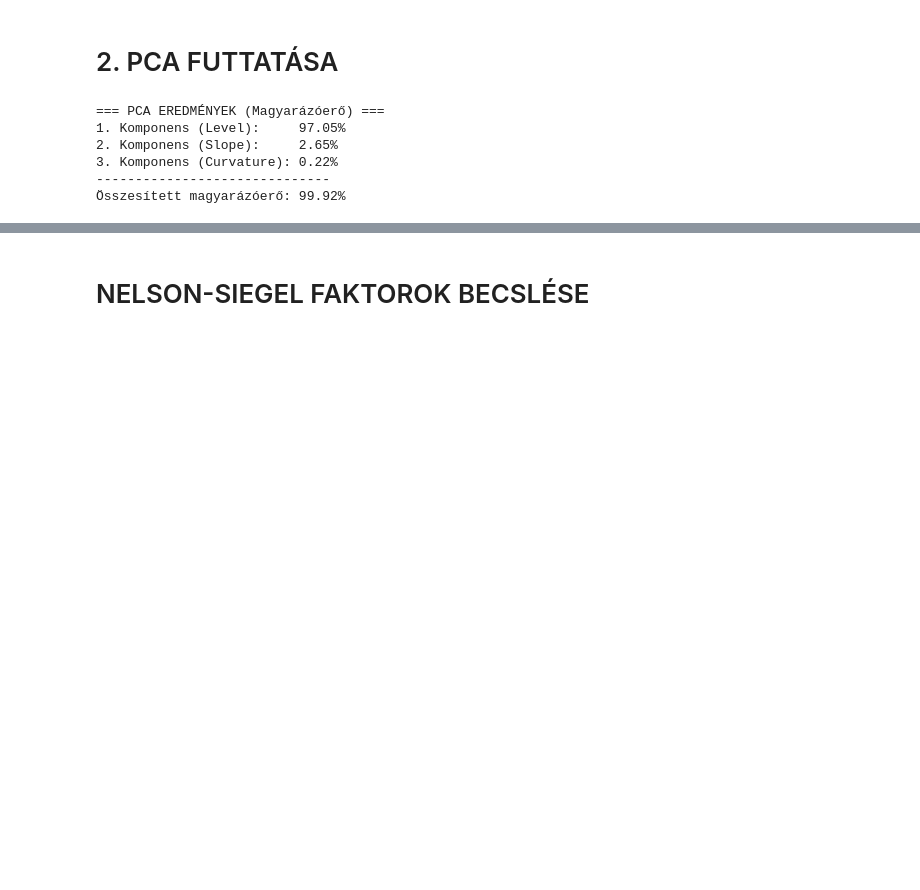
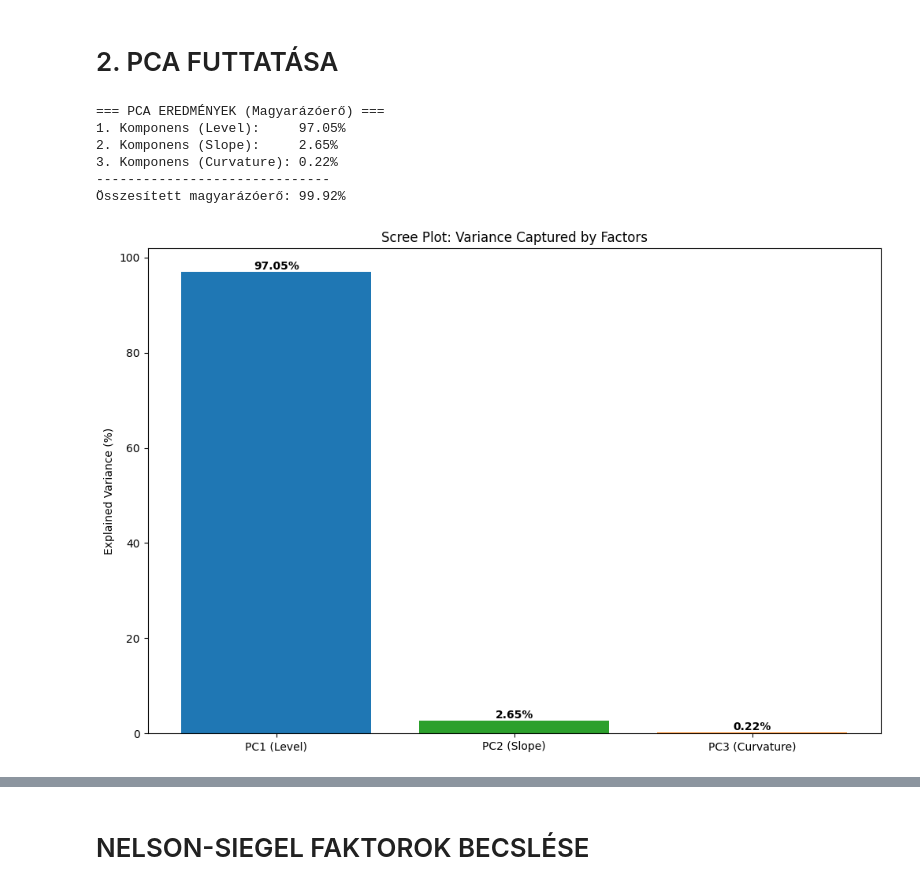
Before and after one commit to KraBence/Project_lab_NS_model, a Jupyter notebook: NS_model_implementation.ipynb, the cells around one changed output, grey strips where cells are left out. Saved outputs shown, nothing was run; the diff lists cells and outputs as text; code cells hidden in the pictures; blank space fills up the shorter version.

```diff
--- a/NS_model_implementation.ipynb
+++ b/NS_model_implementation.ipynb
@@ -55,6 +55,27 @@ print(f"Összesített magyarázóerő: {sum(explained_variance)*100:.2f}%")
 3. Komponens (Curvature): 0.22%
 ------------------------------
 Összesített magyarázóerő: 99.92%
+# %%
+import matplotlib.pyplot as plt
+import numpy as np
+
+# Assuming 'maturities' is a list of the tenors (e.g., [1, 3, 6, 12, ...])
+# and 'pca' is your fitted PCA object.
+
+# 1. Plotting Explained Variance (Scree Plot)
+plt.figure(figsize=(12, 8))
+components = ['PC1 (Level)', 'PC2 (Slope)', 'PC3 (Curvature)']
+plt.bar(components, explained_variance * 100, color=['#1f77b4', '#2ca02c', '#ff7f0e'])
+plt.ylabel('Explained Variance (%)')
+plt.title('Scree Plot: Variance Captured by Factors')
+
+# Adding percentage labels on top of bars
+for i, v in enumerate(explained_variance):
+    plt.text(i, v*100 + 0.5, f"{v*100:.2f}%", ha='center', fontweight='bold')
+
+plt.show()
+# %% [output]
+[figure, added]
 # %%
 components = pca.components_
 
```
Also changed, not shown: parts of 5 cells of this notebook, 1 other file.
